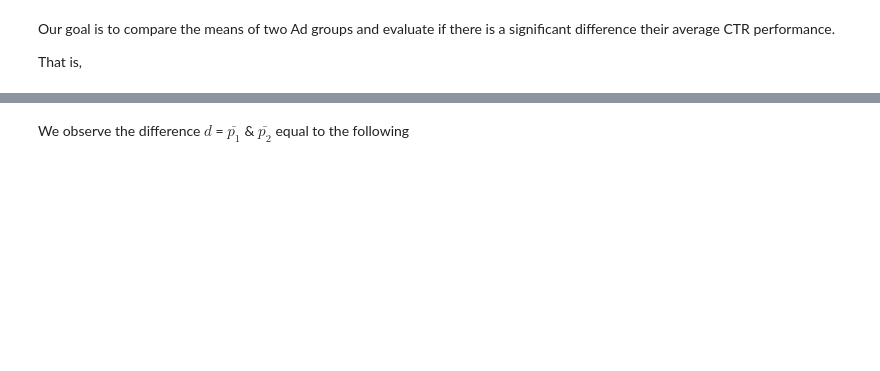
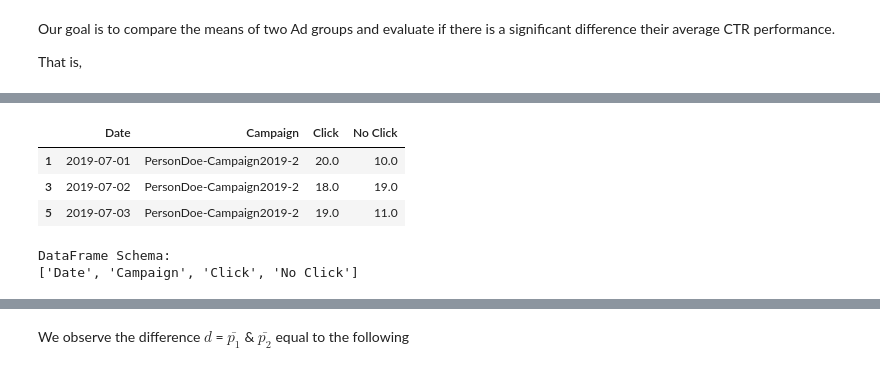
Before and after one commit to CloudChaoszero/Presentations, a Jupyter notebook: PyBayTalks/2019/AB-Testing-Python/Code/ABTesting-Presentation-2019.ipynb, the cells around one changed output, grey strips where cells are left out. Saved outputs shown, nothing was run; the diff lists cells and outputs as text; code cells hidden in the pictures; blank space fills up the shorter version.

```diff
--- a/PyBayTalks/2019/AB-Testing-Python/Code/ABTesting-Presentation-2019.ipynb
+++ b/PyBayTalks/2019/AB-Testing-Python/Code/ABTesting-Presentation-2019.ipynb
@@ -404,0 +379,12 @@ In general, there are 3 types of hypotheses to consider in your tests, seen belo
+# %%
+campaign2.head(3)
+# %% [output]
+|  | Date | Campaign | Click | No Click |
+| 1 | 2019-07-01 | PersonDoe-Campaign2019-2 | 20.0 | 10.0 |
+| 3 | 2019-07-02 | PersonDoe-Campaign2019-2 | 18.0 | 19.0 |
+| 5 | 2019-07-03 | PersonDoe-Campaign2019-2 | 19.0 | 11.0 |
+# %%
+print(f'DataFrame Schema:\n{campaign1.columns.tolist()}')
+# %% [output]
+DataFrame Schema:
+['Date', 'Campaign', 'Click', 'No Click']
```
Also changed, not shown: parts of 87 cells of this notebook, 3 other files.
